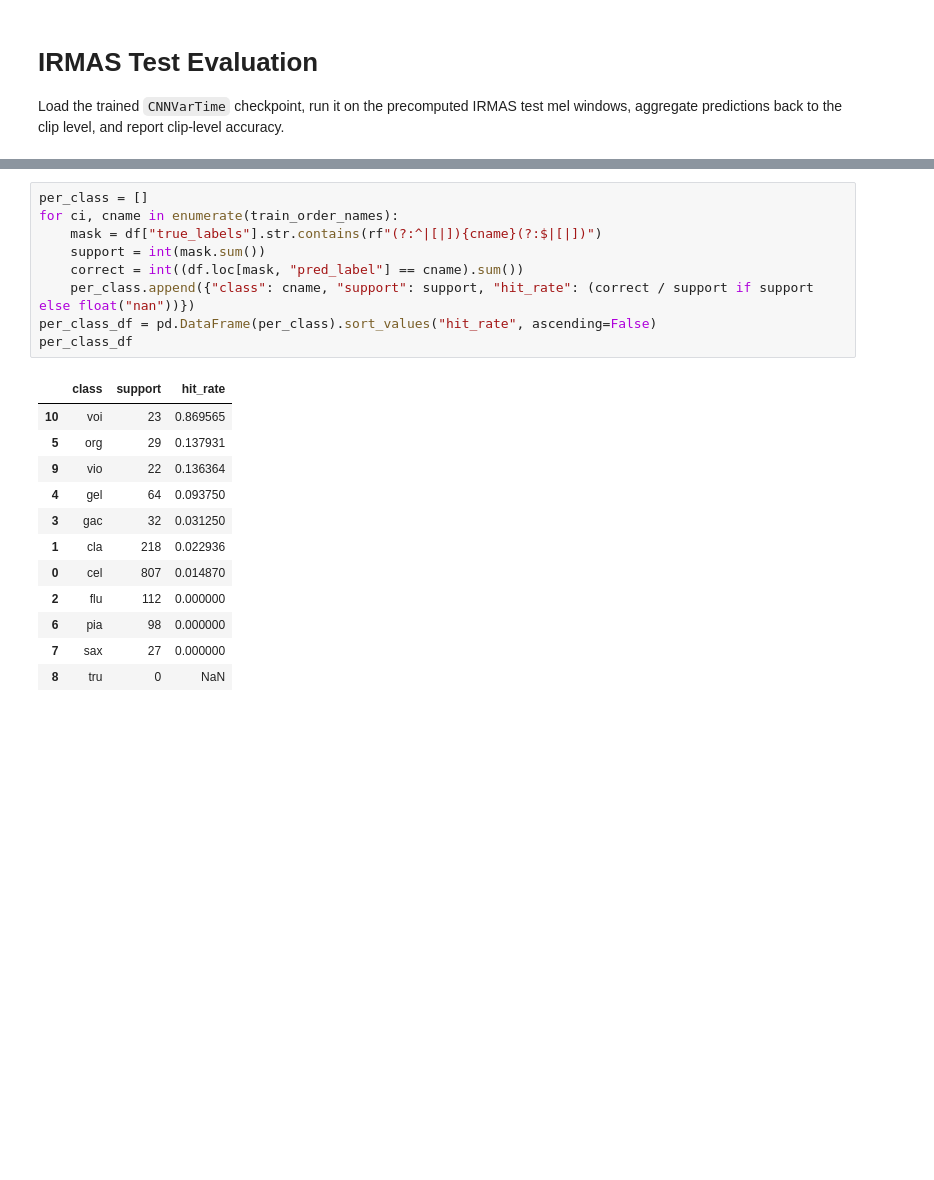
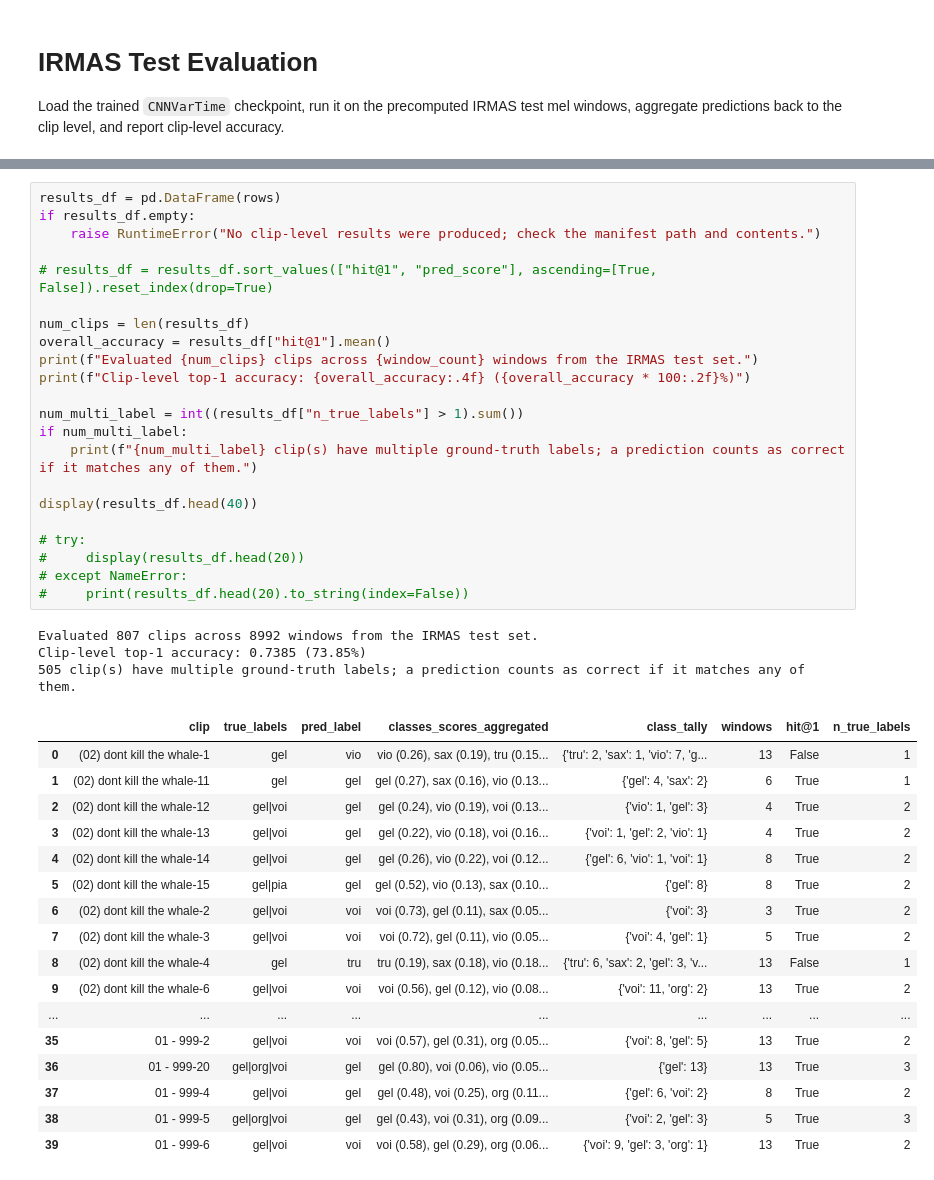
Before and after one commit to hughmancoder/ML-based-analysis-of-sound, a Jupyter notebook: evaluate_single_class.ipynb, the cells around one changed output, grey strips where cells are left out. Cells and saved outputs as stored; diff of their text form; blank space fills up the shorter version.

```diff
--- a/evaluate_single_class.ipynb
+++ b/evaluate_single_class.ipynb
@@ -167,22 +149,43 @@ Clip-level Top-1 accuracy: 0.06319702602230483
-# %%
-per_class = []
-for ci, cname in enumerate(train_order_names):
-    mask = df["true_labels"].str.contains(rf"(?:^|[|]){cname}(?:$|[|])")
-    support = int(mask.sum())
-    correct = int((df.loc[mask, "pred_label"] == cname).sum())
-    per_class.append({"class": cname, "support": support, "hit_rate": (correct / support if support else float("nan"))})
-per_class_df = pd.DataFrame(per_class).sort_values("hit_rate", ascending=False)
-per_class_df
-# %% [output]
-|  | class | support | hit_rate |
-| 10 | voi | 23 | 0.869565 |
-| 5 | org | 29 | 0.137931 |
-| 9 | vio | 22 | 0.136364 |
-| 4 | gel | 64 | 0.093750 |
-| 3 | gac | 32 | 0.031250 |
-| 1 | cla | 218 | 0.022936 |
-| 0 | cel | 807 | 0.014870 |
-| 2 | flu | 112 | 0.000000 |
-| 6 | pia | 98 | 0.000000 |
-| 7 | sax | 27 | 0.000000 |
-| 8 | tru | 0 | NaN |
+# %%
+results_df = pd.DataFrame(rows)
+if results_df.empty:
+    raise RuntimeError("No clip-level results were produced; check the manifest path and contents.")
+
+# results_df = results_df.sort_values(["hit@1", "pred_score"], ascending=[True, False]).reset_index(drop=True)
+
+num_clips = len(results_df)
+overall_accuracy = results_df["hit@1"].mean()
+print(f"Evaluated {num_clips} clips across {window_count} windows from the IRMAS test set.")
+print(f"Clip-level top-1 accuracy: {overall_accuracy:.4f} ({overall_accuracy * 100:.2f}%)")
+
+num_multi_label = int((results_df["n_true_labels"] > 1).sum())
+if num_multi_label:
+    print(f"{num_multi_label} clip(s) have multiple ground-truth labels; a prediction counts as correct if it matches any of them.")
+
+display(results_df.head(40))
+
+# try:
+#     display(results_df.head(20))
+# except NameError:
+#     print(results_df.head(20).to_string(index=False))
+# %% [output]
+Evaluated 807 clips across 8992 windows from the IRMAS test set.
+Clip-level top-1 accuracy: 0.7385 (73.85%)
+505 clip(s) have multiple ground-truth labels; a prediction counts as correct if it matches any of them.
+|  | clip | true_labels | pred_label | classes_scores_aggregated | class_tally | windows | hit@1 | n_true_labels |
+| 0 | (02) dont kill the whale-1 | gel | vio | vio (0.26), sax (0.19), tru (0.15... | {'tru': 2, 'sax': 1, 'vio': 7, 'g... | 13 | False | 1 |
+| 1 | (02) dont kill the whale-11 | gel | gel | gel (0.27), sax (0.16), vio (0.13... | {'gel': 4, 'sax': 2} | 6 | True | 1 |
+| 2 | (02) dont kill the whale-12 | gel|voi | gel | gel (0.24), vio (0.19), voi (0.13... | {'vio': 1, 'gel': 3} | 4 | True | 2 |
+| 3 | (02) dont kill the whale-13 | gel|voi | gel | gel (0.22), vio (0.18), voi (0.16... | {'voi': 1, 'gel': 2, 'vio': 1} | 4 | True | 2 |
+| 4 | (02) dont kill the whale-14 | gel|voi | gel | gel (0.26), vio (0.22), voi (0.12... | {'gel': 6, 'vio': 1, 'voi': 1} | 8 | True | 2 |
+| 5 | (02) dont kill the whale-15 | gel|pia | gel | gel (0.52), vio (0.13), sax (0.10... | {'gel': 8} | 8 | True | 2 |
+| 6 | (02) dont kill the whale-2 | gel|voi | voi | voi (0.73), gel (0.11), sax (0.05... | {'voi': 3} | 3 | True | 2 |
+| 7 | (02) dont kill the whale-3 | gel|voi | voi | voi (0.72), gel (0.11), vio (0.05... | {'voi': 4, 'gel': 1} | 5 | True | 2 |
+| 8 | (02) dont kill the whale-4 | gel | tru | tru (0.19), sax (0.18), vio (0.18... | {'tru': 6, 'sax': 2, 'gel': 3, 'v... | 13 | False | 1 |
+| 9 | (02) dont kill the whale-6 | gel|voi | voi | voi (0.56), gel (0.12), vio (0.08... | {'voi': 11, 'org': 2} | 13 | True | 2 |
+| ... | ... | ... | ... | ... | ... | ... | ... | ... |
+| 35 | 01 - 999-2 | gel|voi | voi | voi (0.57), gel (0.31), org (0.05... | {'voi': 8, 'gel': 5} | 13 | True | 2 |
+| 36 | 01 - 999-20 | gel|org|voi | gel | gel (0.80), voi (0.06), vio (0.05... | {'gel': 13} | 13 | True | 3 |
+| 37 | 01 - 999-4 | gel|voi | gel | gel (0.48), voi (0.25), org (0.11... | {'gel': 6, 'voi': 2} | 8 | True | 2 |
+| 38 | 01 - 999-5 | gel|org|voi | gel | gel (0.43), voi (0.31), org (0.09... | {'voi': 2, 'gel': 3} | 5 | True | 3 |
+| 39 | 01 - 999-6 | gel|voi | voi | voi (0.58), gel (0.29), org (0.06... | {'voi': 9, 'gel': 3, 'org': 1} | 13 | True | 2 |
```
Also changed, not shown: parts of 3 cells of this notebook, 10 other files.
